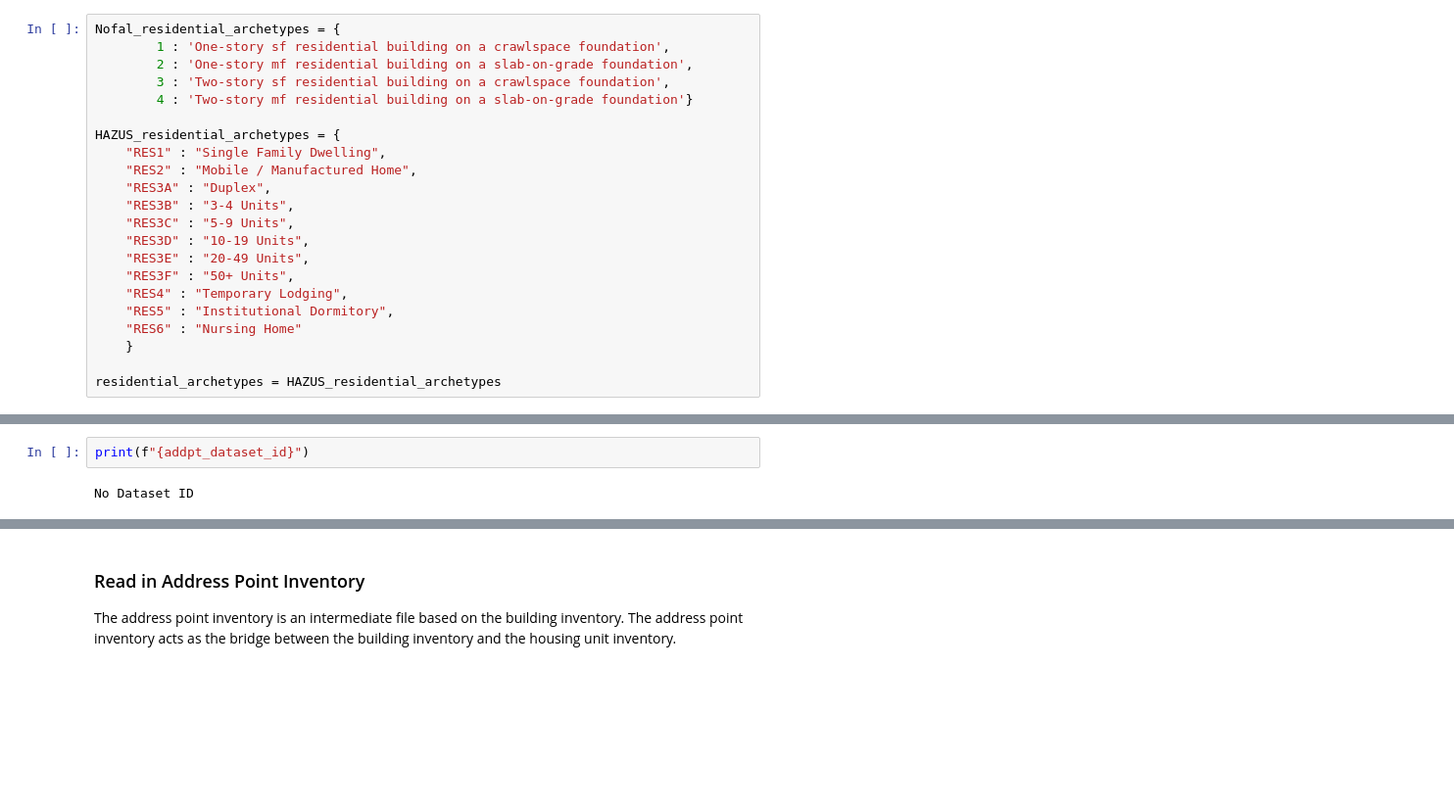
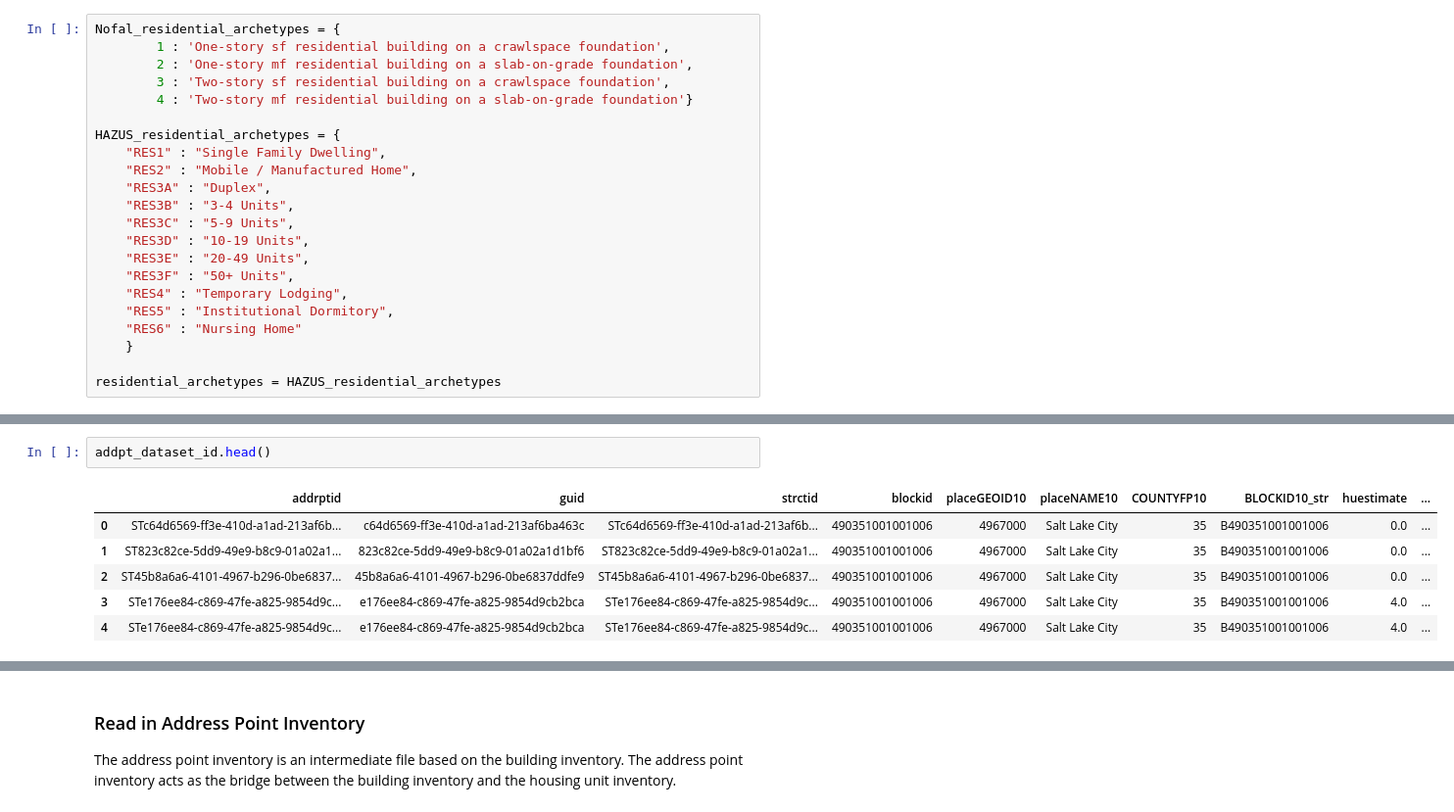
Before and after one commit to npr99/intersect-community-data, a Jupyter notebook: ncoda_07cv3_run_HUA_workflow.ipynb, the cells around one changed output, grey strips where cells are left out. Shown at 98% size. Saved outputs shown, nothing was run; the diff lists cells and outputs as text; blank space fills up the shorter version.

```diff
--- a/ncoda_07cv3_run_HUA_workflow.ipynb
+++ b/ncoda_07cv3_run_HUA_workflow.ipynb
@@ -417,4 +436,9 @@ TypeError: __init__() missing 1 required positional argument: 'communities'
-# %%
-print(f"{addpt_dataset_id}")
-# %% [output]
-No Dataset ID
+# %%
+addpt_dataset_id.head()
+# %% [output]
+|  | addrptid | guid | strctid | blockid | placeGEOID10 | placeNAME10 | COUNTYFP10 | BLOCKID10_str | huestimate | ... |
+| 0 | STc64d6569-ff3e-410d-a1ad-213af6b... | c64d6569-ff3e-410d-a1ad-213af6ba463c | STc64d6569-ff3e-410d-a1ad-213af6b... | 490351001001006 | 4967000 | Salt Lake City | 35 | B490351001001006 | 0.0 | ... |
+| 1 | ST823c82ce-5dd9-49e9-b8c9-01a02a1... | 823c82ce-5dd9-49e9-b8c9-01a02a1d1bf6 | ST823c82ce-5dd9-49e9-b8c9-01a02a1... | 490351001001006 | 4967000 | Salt Lake City | 35 | B490351001001006 | 0.0 | ... |
+| 2 | ST45b8a6a6-4101-4967-b296-0be6837... | 45b8a6a6-4101-4967-b296-0be6837ddfe9 | ST45b8a6a6-4101-4967-b296-0be6837... | 490351001001006 | 4967000 | Salt Lake City | 35 | B490351001001006 | 0.0 | ... |
+| 3 | STe176ee84-c869-47fe-a825-9854d9c... | e176ee84-c869-47fe-a825-9854d9cb2bca | STe176ee84-c869-47fe-a825-9854d9c... | 490351001001006 | 4967000 | Salt Lake City | 35 | B490351001001006 | 4.0 | ... |
+| 4 | STe176ee84-c869-47fe-a825-9854d9c... | e176ee84-c869-47fe-a825-9854d9cb2bca | STe176ee84-c869-47fe-a825-9854d9c... | 490351001001006 | 4967000 | Salt Lake City | 35 | B490351001001006 | 4.0 | ... |
```
Also changed, not shown: parts of 18 cells of this notebook, 3 other files.
